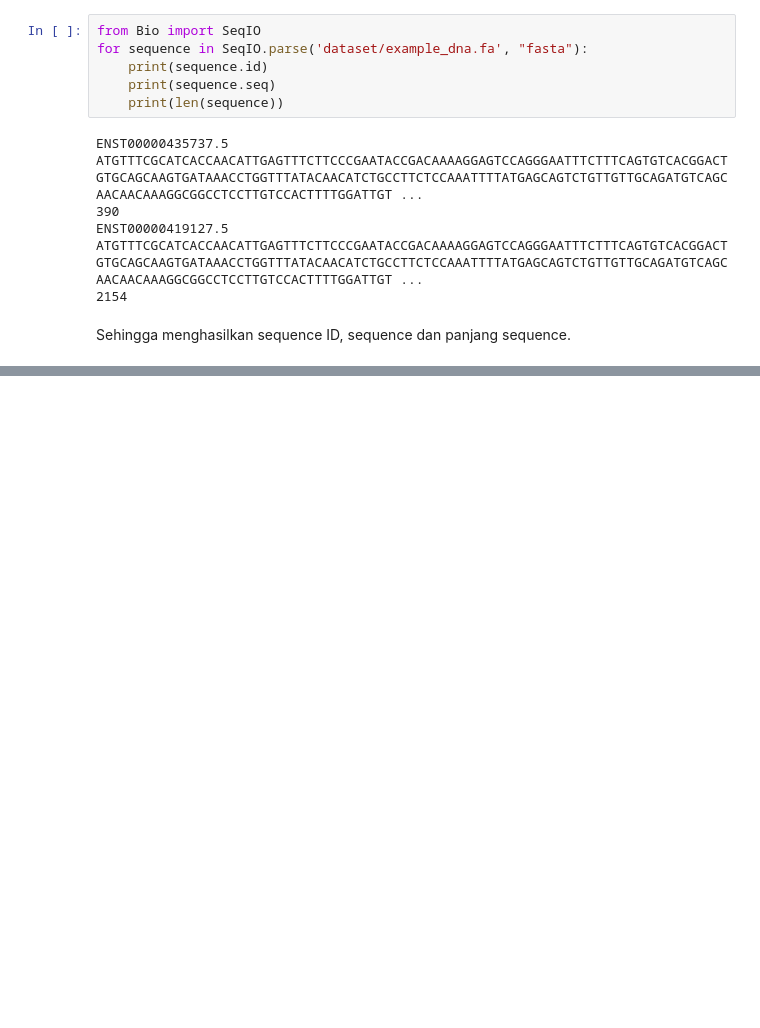
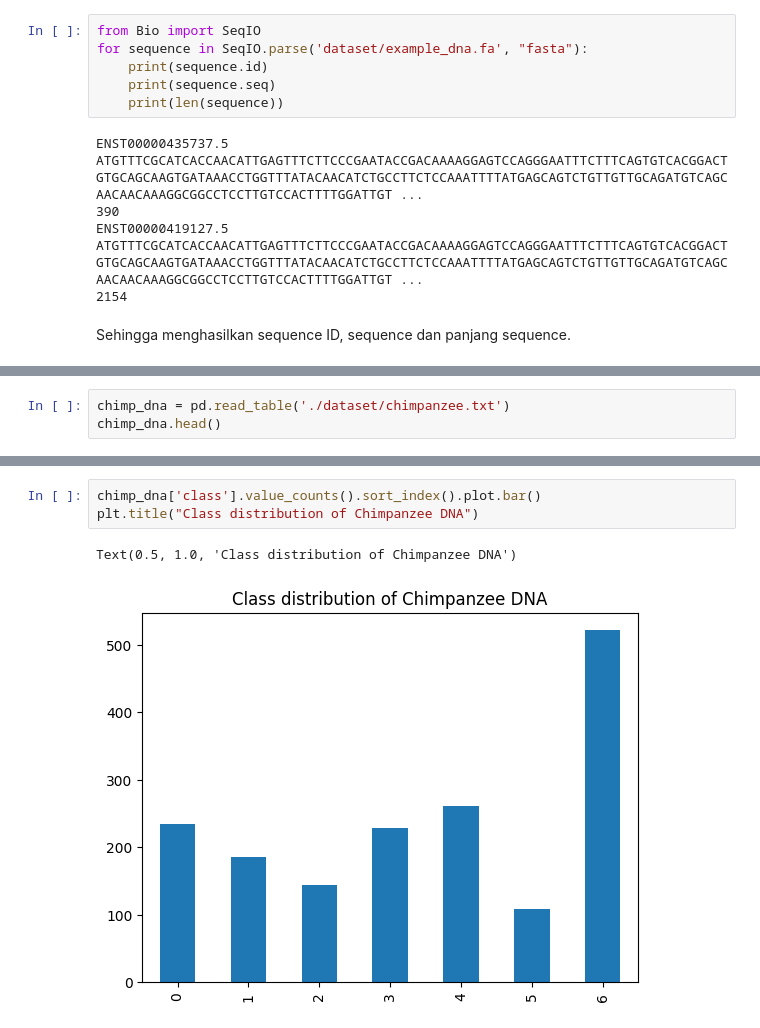
Before and after one commit to daffayrr/Bioinformatics, a Jupyter notebook: DNA Sequencing with Machine Learning.ipynb, the cells around one changed output, grey strips where cells are left out. Drawn from its saved outputs; the diff is of its cells as text; blank space fills up the shorter version.

```diff
--- a/DNA Sequencing with Machine Learning.ipynb
+++ b/DNA Sequencing with Machine Learning.ipynb
@@ -60,0 +253,3 @@ Sehingga menghasilkan sequence ID, sequence dan panjang sequence.
+# %%
+chimp_dna = pd.read_table('./dataset/chimpanzee.txt')
+chimp_dna.head()
@@ -60,0 +263,6 @@ Sehingga menghasilkan sequence ID, sequence dan panjang sequence.
+# %%
+chimp_dna['class'].value_counts().sort_index().plot.bar()
+plt.title("Class distribution of Chimpanzee DNA")
+# %% [output]
+Text(0.5, 1.0, 'Class distribution of Chimpanzee DNA')
+[figure, added]
```
Also changed, not shown: parts of 54 cells of this notebook.
